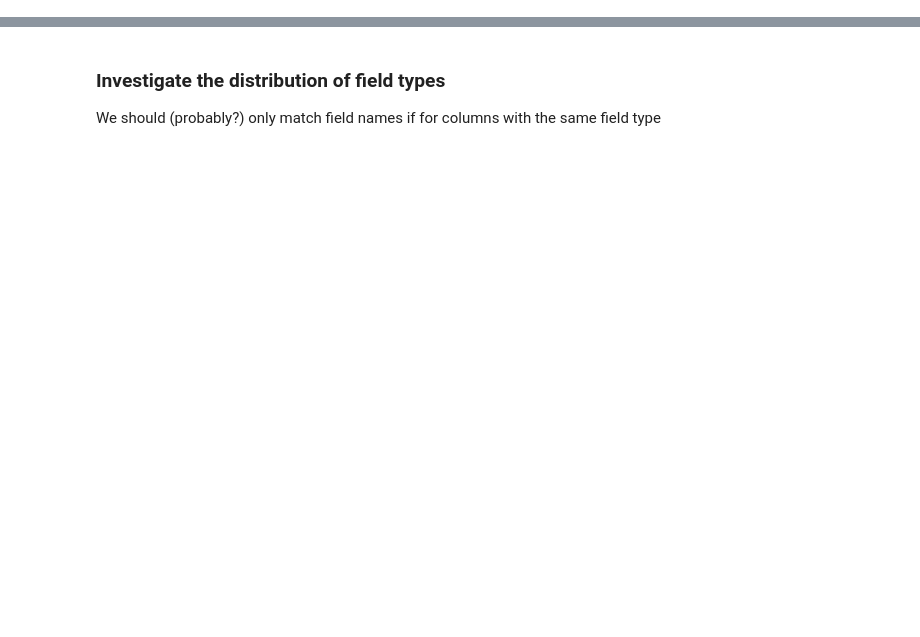
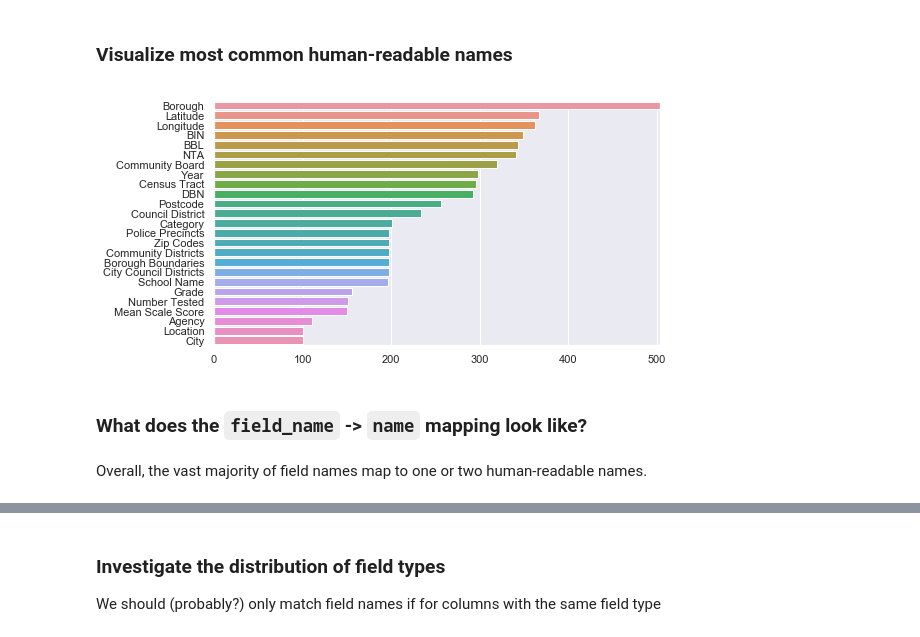
Before and after one commit to tsdataclinic/scout, a Jupyter notebook: analysis/avery-eda.ipynb, the cells around one changed output, grey strips where cells are left out. Cells and saved outputs as stored; diff of their text form; code cells hidden in the pictures; blank space fills up the shorter version.

Commit message:
EDA of field_name <-> name mapping and distribution of date-like column names

```diff
--- a/analysis/avery-eda.ipynb
+++ b/analysis/avery-eda.ipynb
@@ -10,3 +10,5 @@ import spacy
+# %%
+plt.rcParams['axes.xmargin'] = 0
 # %%
 common_columns_df = pd.read_csv("nyc_columns_common.csv", index_col=0)
 common_columns_df.head()
@@ -14,0 +42,12 @@ common_columns_df.describe()
+# %% [markdown]
+### Visualize most common human-readable names
+# %%
+name_counts = common_columns_df.name.value_counts()
+fig, ax = plt.subplots(1, 1, figsize=(8, 4.5))
+sns.barplot(x=name_counts.iloc[:25].values, y=name_counts.iloc[:n].index, ax=ax);
+# %% [output]
+[figure, added]
+# %% [markdown]
+### What does the `field_name` -> `name` mapping look like?
+# %% [markdown]
+Overall, the vast majority of field names map to one or two human-readable names.
```
Also changed, not shown: parts of 29 cells of this notebook.
